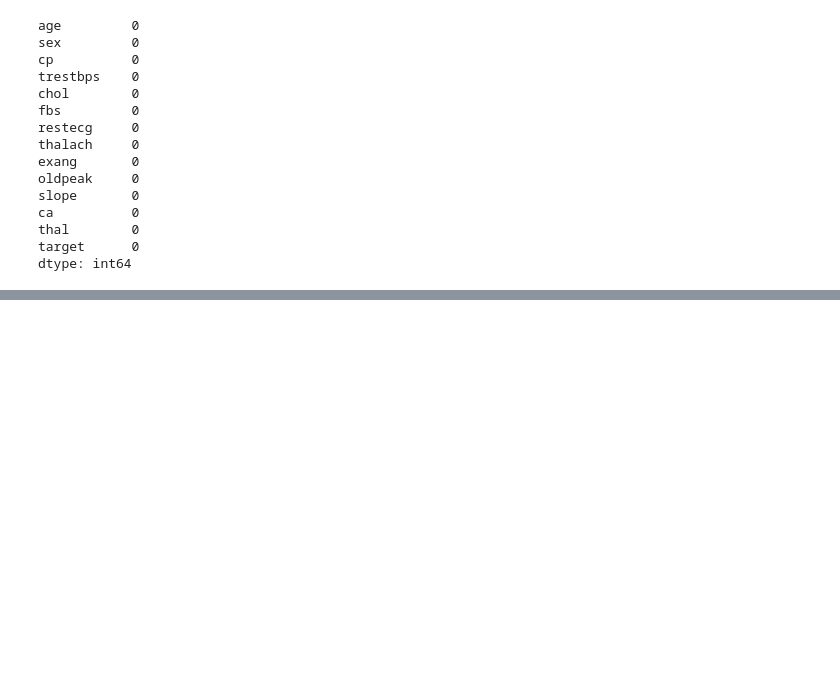
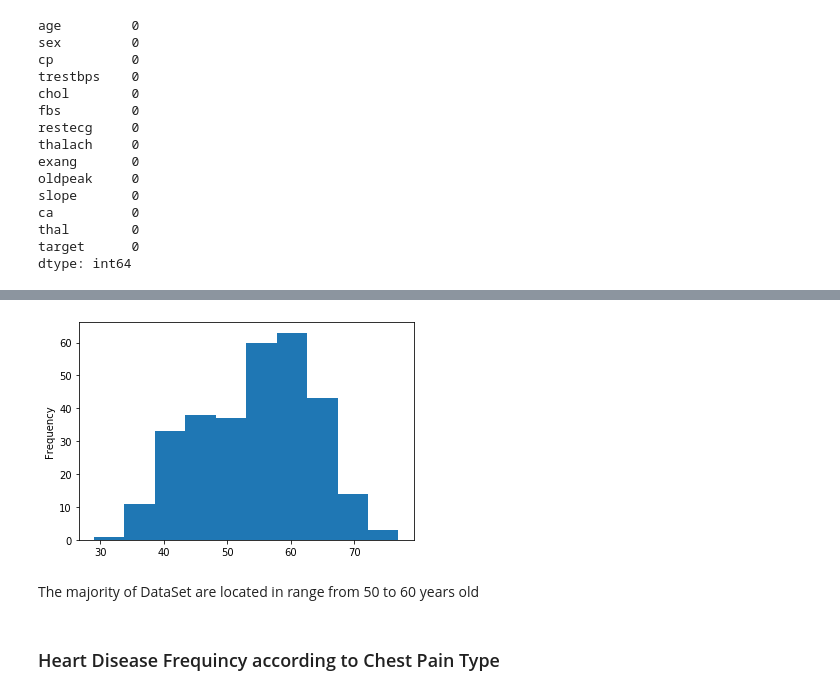
Before and after one commit to AnnieBelova/Classification-Project, a Jupyter notebook: Classification.ipynb, the cells around one changed output, grey strips where cells are left out. Saved outputs shown, nothing was run; the diff lists cells and outputs as text; code cells hidden in the pictures; blank space fills up the shorter version.

```diff
--- a/Classification.ipynb
+++ b/Classification.ipynb
@@ -175,0 +252,9 @@ df.describe()
+# %%
+# Check the distribution of age
+df.age.plot.hist();
+# %% [output]
+[figure, added]
+# %% [markdown]
+The majority of DataSet are located in range from 50 to 60 years old
+# %% [markdown]
+### Heart Disease Frequincy according to Chest Pain Type
```
Also changed, not shown: parts of 30 cells of this notebook.
